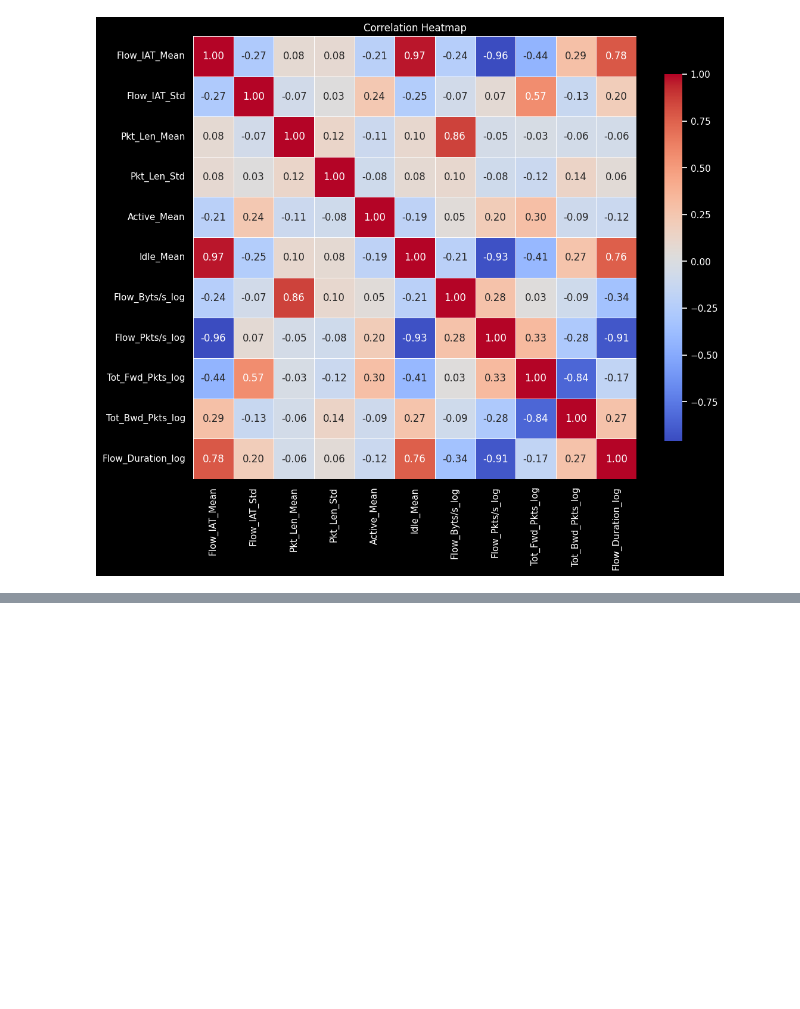
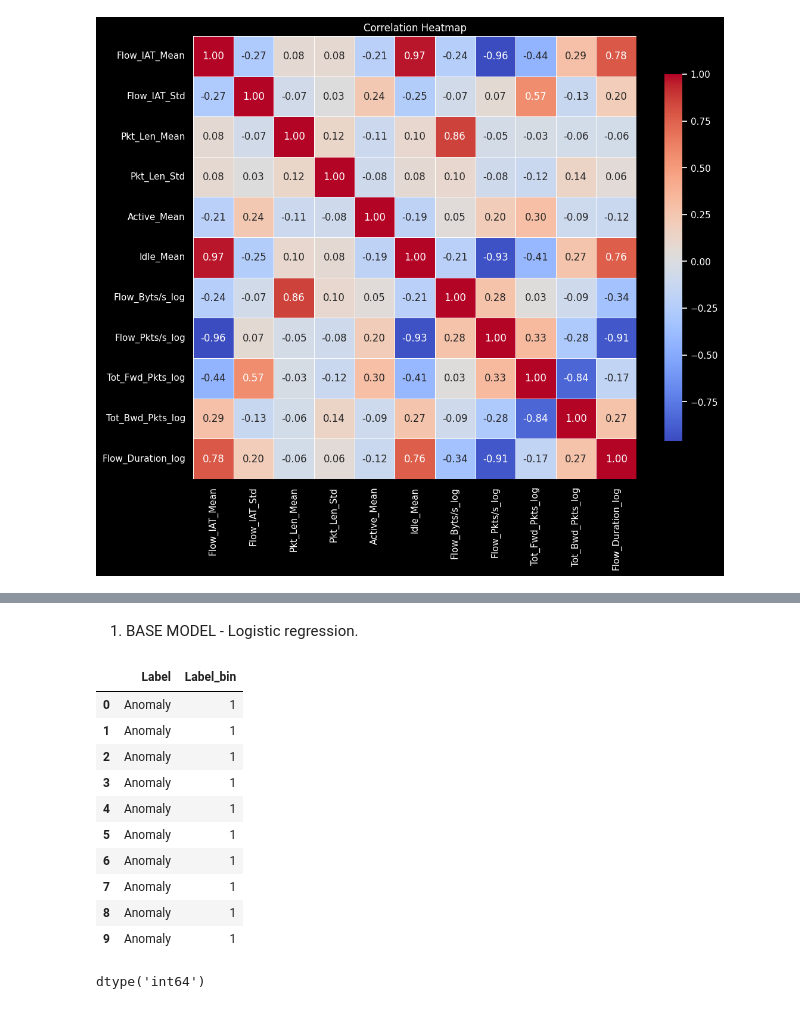
Before and after one commit to mikolajek22/IoT-Intrusion-Detection, a Jupyter notebook: project.ipynb, the cells around one changed output, grey strips where cells are left out. Drawn from its saved outputs; the diff is of its cells as text; code cells hidden in the pictures; blank space fills up the shorter version.

```diff
--- a/project.ipynb
+++ b/project.ipynb
@@ -650,0 +726,2 @@ interpretacja:
+# %% [markdown]
+1. BASE MODEL - Logistic regression.
@@ -651,5 +745,18 @@ interpretacja:
 # %%
-# # activity
-# col = ['Active_Mean', 'Idle_Mean']
-# log_fr = np.log1p(df[col])
-# plot_scattermatrix(log_fr)
+# Kodowanie etykiet: Normal = 0, Attack = 1
+df['Label_bin']= df['Label'].apply(lambda x: 0 if x=='Normal' else 1)
+display(df[["Label", "Label_bin"]].head(10))
+display(df['Label_bin'].dtype)
+# %% [output]
+|  | Label | Label_bin |
+| 0 | Anomaly | 1 |
+| 1 | Anomaly | 1 |
+| 2 | Anomaly | 1 |
+| 3 | Anomaly | 1 |
+| 4 | Anomaly | 1 |
+| 5 | Anomaly | 1 |
+| 6 | Anomaly | 1 |
+| 7 | Anomaly | 1 |
+| 8 | Anomaly | 1 |
+| 9 | Anomaly | 1 |
+dtype('int64')
```
Also changed, not shown: parts of 28 cells of this notebook.
